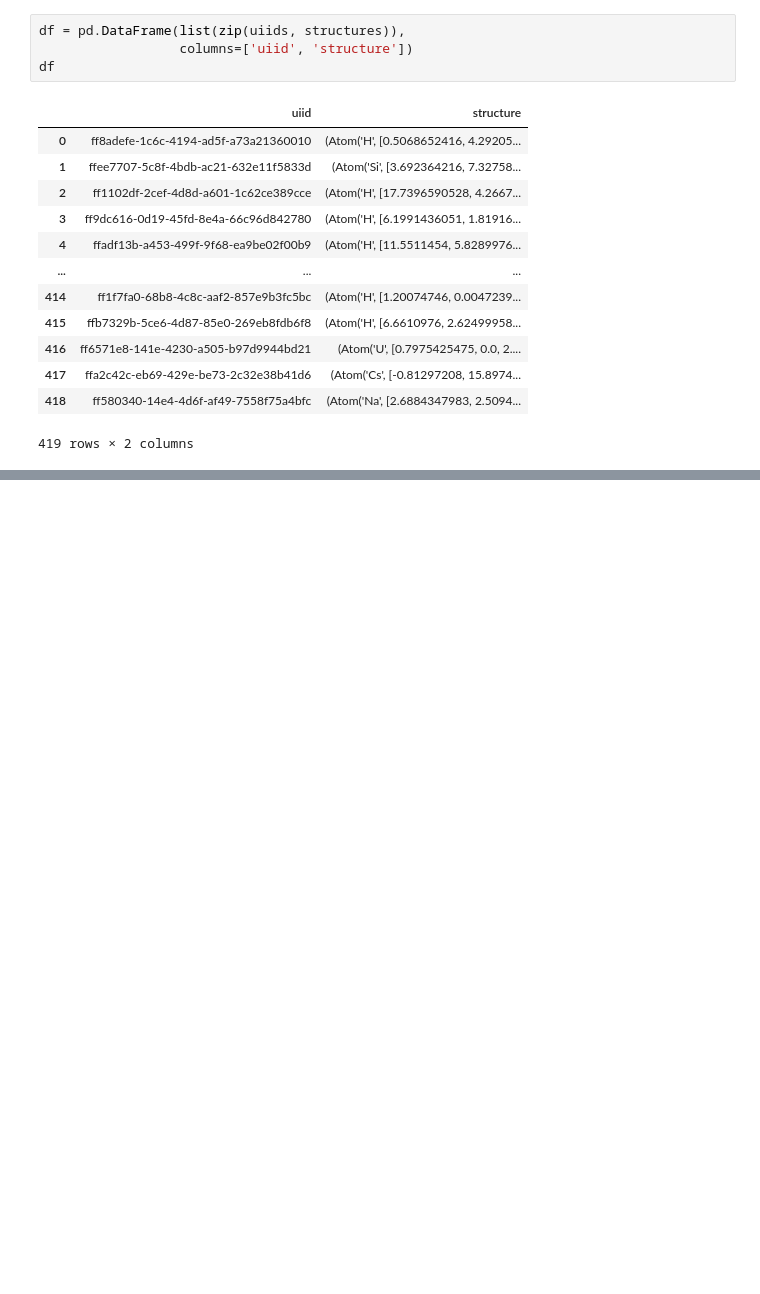
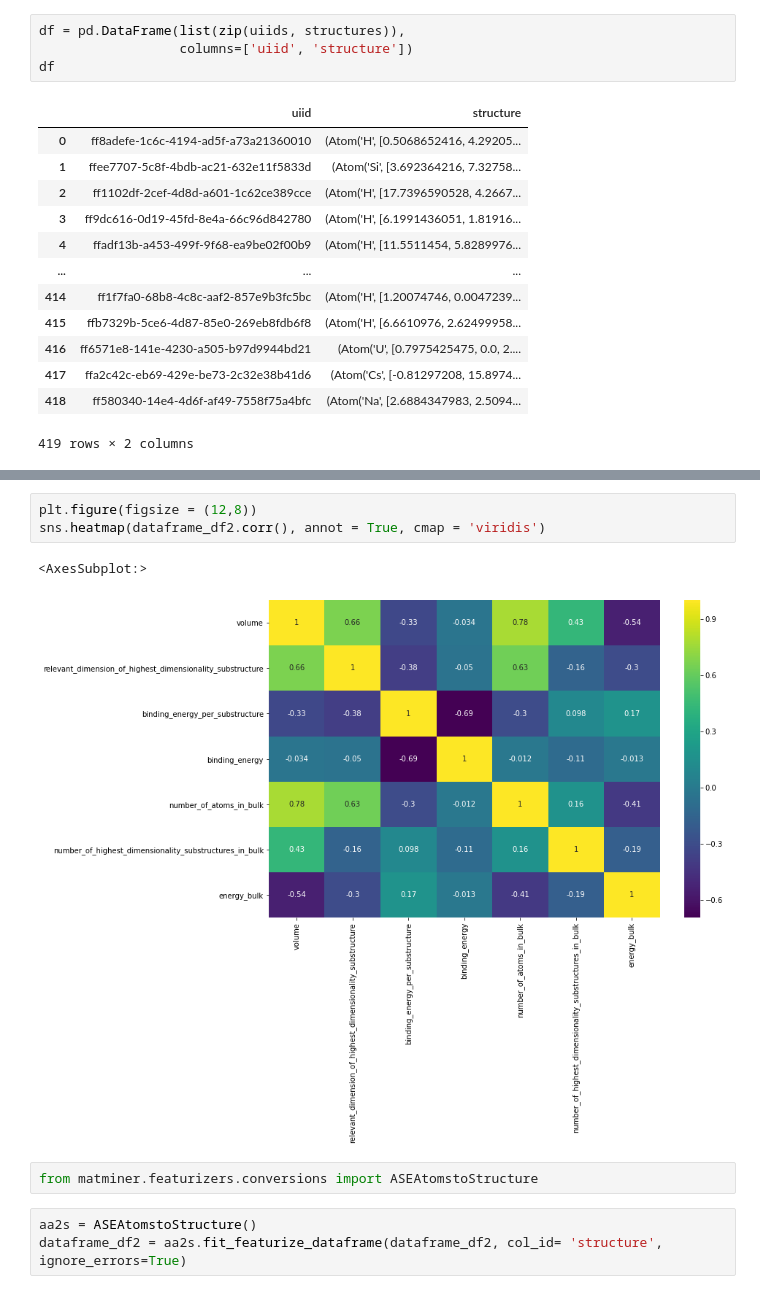
Before and after one commit to Mohammad-vahdat/machine-learning-dimensionalities-and-binding-energy, a Jupyter notebook: reading_xsf_structures.ipynb, the cells around one changed output, grey strips where cells are left out. Cells and saved outputs as stored; diff of their text form; blank space fills up the shorter version.

```diff
--- a/reading_xsf_structures.ipynb
+++ b/reading_xsf_structures.ipynb
@@ -49,0 +223,11 @@ df
+# %%
+plt.figure(figsize = (12,8))
+sns.heatmap(dataframe_df2.corr(), annot = True, cmap = 'viridis')
+# %% [output]
+<AxesSubplot:>
+[figure, added]
+# %%
+from matminer.featurizers.conversions import ASEAtomstoStructure
+# %%
+aa2s = ASEAtomstoStructure()
+dataframe_df2 = aa2s.fit_featurize_dataframe(dataframe_df2, col_id= 'structure', ignore_errors=True)
```
Also changed, not shown: parts of 40 cells of this notebook.
